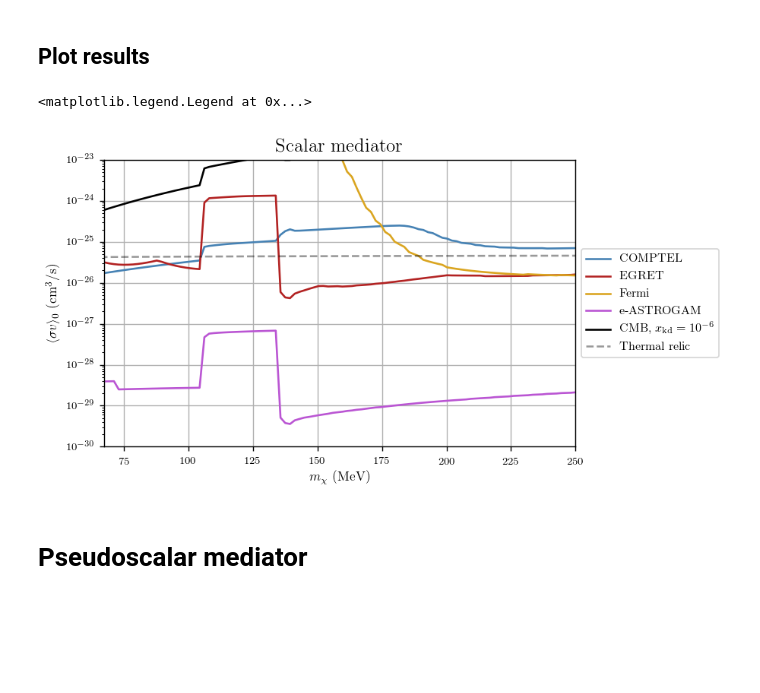
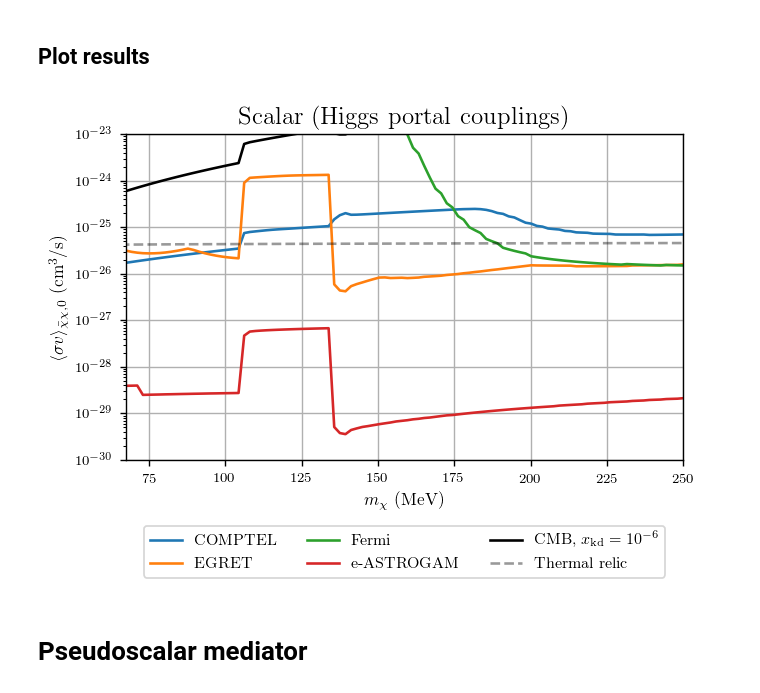
Before and after one commit to LoganAMorrison/Hazma, a Jupyter notebook: tutorials/gamma_ray_limits.ipynb, the cells around one changed output. Cells and saved outputs as stored; diff of their text form; code cells hidden in the pictures; blank space fills up the shorter version.

Commit message:
Updated tutorials and plots for thesis.

```diff
--- a/tutorials/gamma_ray_limits.ipynb
+++ b/tutorials/gamma_ray_limits.ipynb
@@ -17,7 +17,7 @@ from hazma.gamma_ray_parameters import (energy_res_fermi, energy_res_e_astrogam,
                                         gc_bg_model, solid_angle)
 from hazma.cmb import vx_cmb
 
-colors = 2*[c["color"] for c in plt.rcParams["axes.prop_cycle"]]
+from utilities import latex_text_width_1col
 # %% [markdown]
 ## Profiling
 # %%
@@ -153,35 +153,34 @@ sm_mxs, sm_lims_cmb = np.loadtxt("data/sm_lims_cmb.csv", delimiter=",").T
 # %% [markdown]
 ## Plot results
 # %%
-plt.figure(figsize=(8, 4))
+plt.figure(figsize=(latex_text_width_1col,
+                    0.6*latex_text_width_1col))
 
-plt.plot(sm_mxs, sm_lims_comptel, label="COMPTEL", color=colors[0])
-plt.plot(sm_mxs, sm_lims_egret, label="EGRET", color=colors[1])
-plt.plot(sm_mxs, sm_lims_fermi, label="Fermi", color=colors[2])
-plt.plot(sm_mxs, sm_lims_e_astrogam, label="e-ASTROGAM", color=colors[3])
-plt.plot(sm_mxs, (1.0e-3 / vx_cmb(sm_mxs, x_kd=1e-6))**2 * sm_lims_cmb, label=r"CMB, $x_{\mathrm{kd}} = 10^{-6}$", color="black")
-# plt.plot(sm_mxs, (1.0e-3 / vx_cmb(sm_mxs, x_kd=1e-4))**2 * sm_lims_cmb, label=r"CMB, $x_{\mathrm{kd}} = 10^{-4}$", color="black")
+plt.plot(sm_mxs, sm_lims_comptel, label="COMPTEL")
+plt.plot(sm_mxs, sm_lims_egret, label="EGRET")
+plt.plot(sm_mxs, sm_lims_fermi, label="Fermi")
+plt.plot(sm_mxs, sm_lims_e_astrogam, label="e-ASTROGAM")
+plt.plot(sm_mxs, (1.0e-3 / vx_cmb(sm_mxs, x_kd=1e-6))**2 * sm_lims_cmb,
+         label=r"CMB, $x_{\mathrm{kd}} = 10^{-6}$", color="black")
+# plt.plot(sm_mxs, (1.0e-3 / vx_cmb(sm_mxs, x_kd=1e-4))**2 * sm_lims_cmb,
+#          label=r"CMB, $x_{\mathrm{kd}} = 10^{-4}$", color="black")
 plt.plot(rd_mxs, rd_lims, '--', label="Thermal relic", color="black", alpha=0.4)
 
 plt.xlim(sm_mxs[[0, -1]])
 plt.ylim([1e-30,1e-23])
-# plt.xscale("log")
 plt.yscale("log")
 plt.grid()
 plt.xlabel(r"$m_\chi$ (MeV)")
-plt.ylabel(r"$\langle \sigma v \rangle_0$ (cm$^3$/s)")  #  * (v_\chi / v_0)^2
-plt.title("Scalar mediator")
+plt.ylabel(r"$\langle \sigma v \rangle_{\bar{\chi}\chi,0}$ (cm$^3$/s)")
+plt.title("Scalar (Higgs portal couplings)")
 
-# Shrink current axis by 20%
-box = plt.gca().get_position()
-plt.gca().set_position([box.x0, box.y0, box.width * 0.8, box.height])
-# Put a legend to the right of the current axis
-plt.gca().legend(loc='center left', bbox_to_anchor=(1, 0.5))
+legend = plt.gca().legend(loc='lower center', bbox_to_anchor=(0.5, -0.385), ncol=3)
 
-# plt.savefig("figures/sm_sigmav_limits.pdf")
+plt.savefig("figures/sm_sigmav_limits.pdf",
+            bbox_extra_artists=(legend,),
+            bbox_inches='tight')
 # %% [output]
-<matplotlib.legend.Legend at 0x...>
-[figure, old version]
+[figure, new version]
 # %%
 import os
 os.system('say "Done computing limits"')
```
Also changed, not shown: parts of 8 cells of this notebook, 11 other files.
